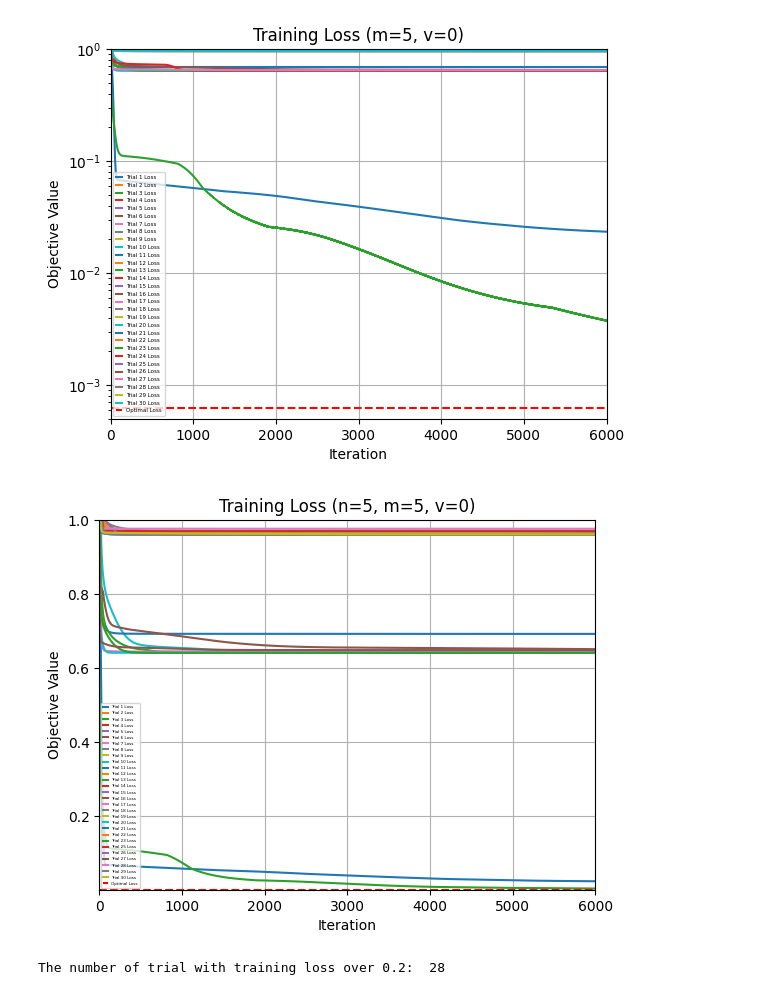
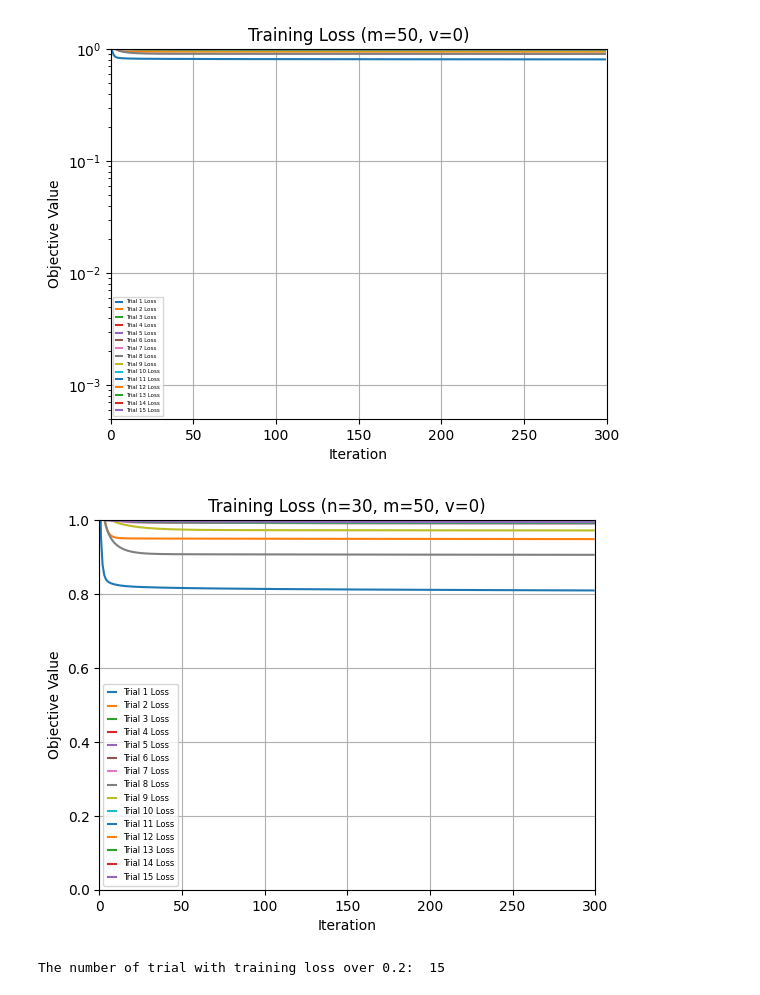
Before and after one commit to hw581/Partlll_Essay, a Jupyter notebook: SGD_rand.ipynb, the cells around one changed output. Cells and saved outputs as stored; diff of their text form; code cells hidden in the pictures.

```diff
--- a/SGD_rand.ipynb
+++ b/SGD_rand.ipynb
@@ -10,14 +10,13 @@ import numpy as np
 # %%
 d=2 # dimension of the data
 beta=1e-3
-num_trials = 30
+num_trials = 15
 learning_rate = 0.01
 
 #Adjust variables for each experiment
-m=5 # number of neurons
-n=5 # number of samples
-num_epochs = 6000
-optimal_loss =  0.0006222287957940906
+m=50 # number of neurons
+n=30 # number of samples
+num_epochs = 300
 
 #Size of the output plot
 y_top=1.0  #upper limit of y in the final plot
@@ -109,8 +106,6 @@ ax.set_xlim(left=x_left, right=x_right)
 ax.set_xlabel('Iteration')
 ax.set_ylabel('Objective Value')
 ax.set_title(f'Training Loss (m={m}, v=0)')
-# Plot a horizontal line indicating the optimal value
-ax.axhline(y=optimal_loss, color='r', linestyle='--', label=f'Optimal Loss')
 
 ax.grid(True)
 
@@ -123,28 +118,26 @@ ax.legend(loc='lower left',prop={'size': 4}, borderpad=0.5, handlelength=1, hand
 
 plt.show()
 # %% [output]
-[figure, old version]
+[figure, new version]
 # %%
 # Plot the loss over the number of epochs
-for trial in range(num_trials-7):
+for trial in range(num_trials):
     plt.plot(range(num_epochs), all_losses[trial], label=f'Trial {trial + 1} Loss', linestyle='-')
-for trial in range(num_trials-6,num_trials):
-    plt.plot(range(num_epochs), all_losses[trial], label=f'Trial {trial + 1} Loss', linestyle='-')
-plt.ylim(bottom=y_bottom, top=y_top)
+
+plt.ylim(bottom=0, top=1.0)
 plt.xlim(left=x_left, right=x_right)
 plt.xlabel('Iteration')
 plt.ylabel('Objective Value')
 plt.title(f'Training Loss (n={n}, m={m}, v=0)')
-# Plot a horizontal line indicating the optimal value
-plt.axhline(y=optimal_loss, color='r', linestyle='--', label=f'Optimal Loss')
+
 plt.grid(True)
 
 # Display the legend
-plt.legend(loc='lower left',prop={'size': 3}, borderpad=0.5, handlelength=1, handleheight=0.5)
+plt.legend(loc='lower left',prop={'size': 6}, borderpad=0.5, handlelength=1, handleheight=0.5)
 
 plt.show()
 # %% [output]
-[figure, old version]
+[figure, new version]
 # %%
 #Set p to see how many trials is over p
 p=0.2
@@ -154,4 +147,4 @@ final_losses = [trial_losses[-1] for trial_losses in all_losses]
 count = sum(1 for loss in final_losses if loss > p)
 print(f'The number of trial with training loss over {p}: ',count)
 # %% [output]
-The number of trial with training loss over 0.2:  28
+The number of trial with training loss over 0.2:  15
```
Also changed, not shown: parts of 1 cell of this notebook.
